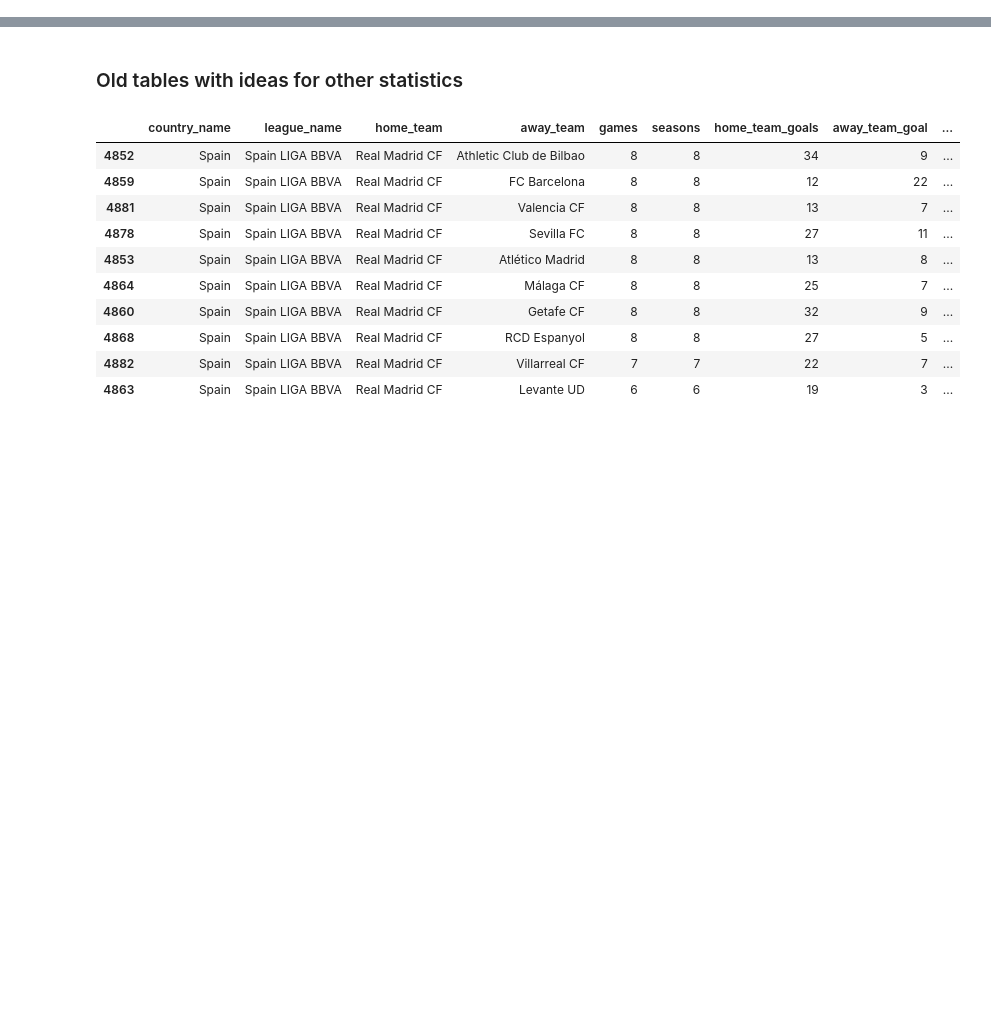
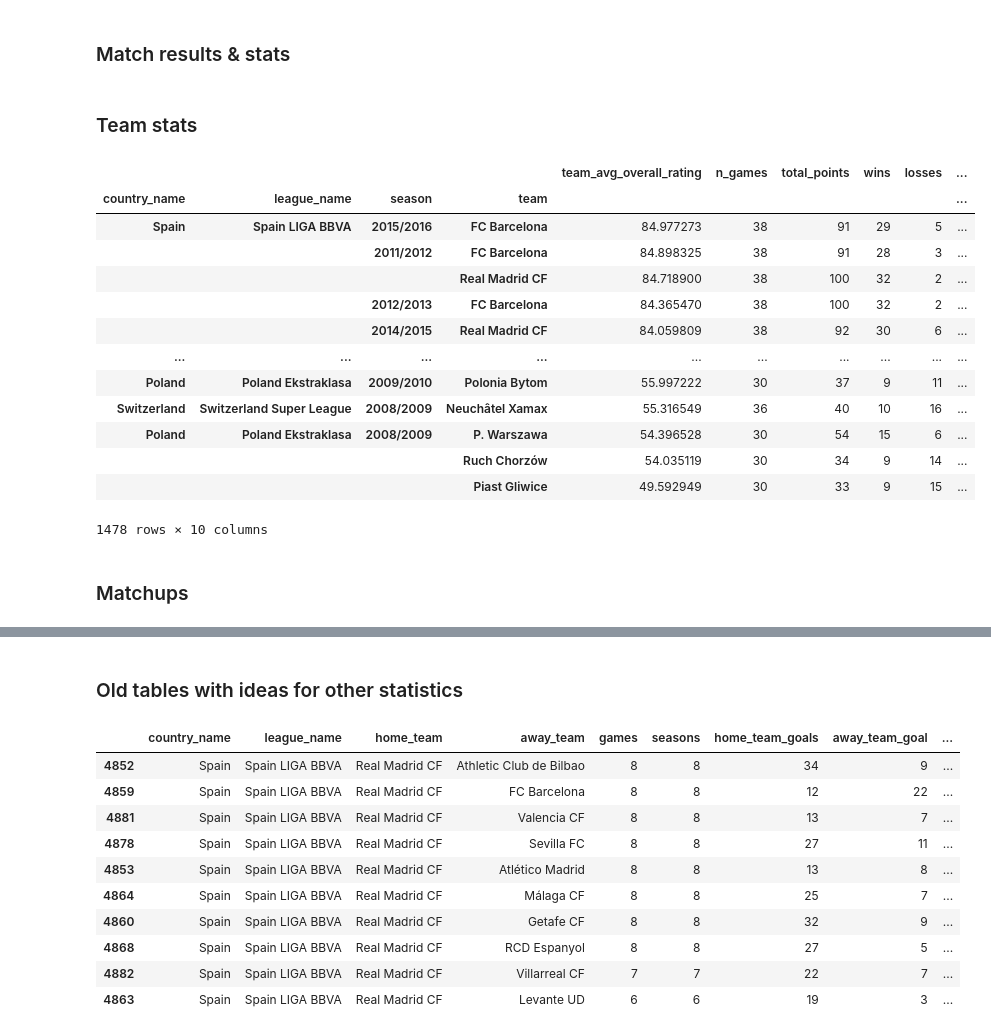
Before and after one commit to aalshabaan/com_480_football, a Jupyter notebook: match_tables_by_alex.ipynb, the cells around one changed output, grey strips where cells are left out. Cells and saved outputs as stored; diff of their text form; code cells hidden in the pictures; blank space fills up the shorter version.

Commit message:
aded team rating and a few other things

```diff
--- a/match_tables_by_alex.ipynb
+++ b/match_tables_by_alex.ipynb
@@ -49,0 +9,24 @@ matchups[['perc_wins', 'perc_losses', 'perc_draws']] = matchups[['wins', 'losses
+# %%
+raw_players = pd.read_sql(
+    """
+    SELECT Player.player_api_id,
+           player_name,
+           birthday, height, weight,
+           date,
+           overall_rating
+    FROM (
+        SELECT player_api_id, date, overall_rating
+        FROM Player_Attributes
+    ) Attributes
+    JOIN Player on Attributes.player_api_id = Player.player_api_id
+    """,
+    conn,
+    parse_dates=['date', 'birthday']
+)
+
+# 153 days makes all values before 1st of june go to year before
+raw_players['season'] = (raw_players.date - pd.Timedelta('153 days')).dt.year.astype('str') + '/' + (1 + (raw_players.date - pd.Timedelta('153 days')).dt.year).astype('str')
+# clean names with numbers
+raw_players['player_name'] = raw_players.player_name.map(lambda name: name[:-3] if any(char.isdigit() for char in name) else name)
+
+players = raw_players.groupby(by=['player_api_id', 'season', 'player_name', 'birthday', 'height', 'weight'], as_index=False).overall_rating.mean()
@@ -49,0 +49,2 @@ matchups[['perc_wins', 'perc_losses', 'perc_draws']] = matchups[['wins', 'losses
+# %% [markdown]
+### Match results & stats
@@ -49,0 +84,37 @@ matchups[['perc_wins', 'perc_losses', 'perc_draws']] = matchups[['wins', 'losses
+# %% [markdown]
+### Team stats
+# %%
+# Melt so we can retrieve stats by team
+
+matches_melt = matches.merge(matches.melt(value_vars=['home_team', 'away_team'], var_name='home_away', value_name='team', ignore_index=False), left_index=True, right_index=True)
+matches_melt['other_team'] = matches_melt.apply(lambda row: row.away_team if row.home_away == 'home_team' else row.home_team, axis=1)
+matches_melt[['win', 'loss']] = pd.get_dummies(matches_melt.apply(lambda row: 0 if ((row.home_away == 'home_team') & row.home_team_win) | ((row.home_away == 'away_team') & row.away_team_win) else None if row.draw else 1, axis=1))
+matches_melt['points'] = matches_melt.apply(lambda row: row.home_team_points if row.home_away == 'home_team' else row.away_team_points, axis=1)
+matches_melt['goal'] = matches_melt.apply(lambda row: row.home_team_goal if row.home_away == 'home_team' else row.away_team_goal, axis=1)
+matches_melt['team_avg_overall_rating'] = matches_melt.apply(lambda row: row.home_team_avg_overall_rating if row.home_away == 'home_team' else row.away_team_avg_overall_rating, axis=1)
+
+# Teams by season (add 'home_away' to the groupby's to get at home/away stats)
+
+teams_by_season = matches_melt.groupby(by=['country_name', 'league_name', 'season', 'team']).agg({'team_avg_overall_rating': 'mean', 'points': ['count', 'sum'], 'win': 'sum', 'loss': 'sum', 'draw': 'sum'})
+teams_by_season.columns = ['team_avg_overall_rating', 'n_games', 'total_points', 'wins', 'losses', 'draws']
+teams_by_season['perc_points'] = teams_by_season.total_points / (3 * teams_by_season.n_games)
+teams_by_season[['perc_wins', 'perc_losses', 'perc_draws']] = teams_by_season[['wins', 'losses', 'draws']].div(teams_by_season.n_games, axis=0)
+# %%
+display(teams_by_season.sort_values(by='team_avg_overall_rating', ascending=False))
+# %% [output]
+|  |  |  |  | team_avg_overall_rating | n_games | total_points | wins | losses | ... |
+| country_name | league_name | season | team |  |  |  |  |  | ... |
+| Spain | Spain LIGA BBVA | 2015/2016 | FC Barcelona | 84.977273 | 38 | 91 | 29 | 5 | ... |
+|  |  | 2011/2012 | FC Barcelona | 84.898325 | 38 | 91 | 28 | 3 | ... |
+|  |  |  | Real Madrid CF | 84.718900 | 38 | 100 | 32 | 2 | ... |
+|  |  | 2012/2013 | FC Barcelona | 84.365470 | 38 | 100 | 32 | 2 | ... |
+|  |  | 2014/2015 | Real Madrid CF | 84.059809 | 38 | 92 | 30 | 6 | ... |
+| ... | ... | ... | ... | ... | ... | ... | ... | ... | ... |
+| Poland | Poland Ekstraklasa | 2009/2010 | Polonia Bytom | 55.997222 | 30 | 37 | 9 | 11 | ... |
+| Switzerland | Switzerland Super League | 2008/2009 | Neuchâtel Xamax | 55.316549 | 36 | 40 | 10 | 16 | ... |
+| Poland | Poland Ekstraklasa | 2008/2009 | P. Warszawa | 54.396528 | 30 | 54 | 15 | 6 | ... |
+|  |  |  | Ruch Chorzów | 54.035119 | 30 | 34 | 9 | 14 | ... |
+|  |  |  | Piast Gliwice | 49.592949 | 30 | 33 | 9 | 15 | ... |
+1478 rows × 10 columns
+# %% [markdown]
+### Matchups
```
Also changed, not shown: parts of 7 cells of this notebook.
